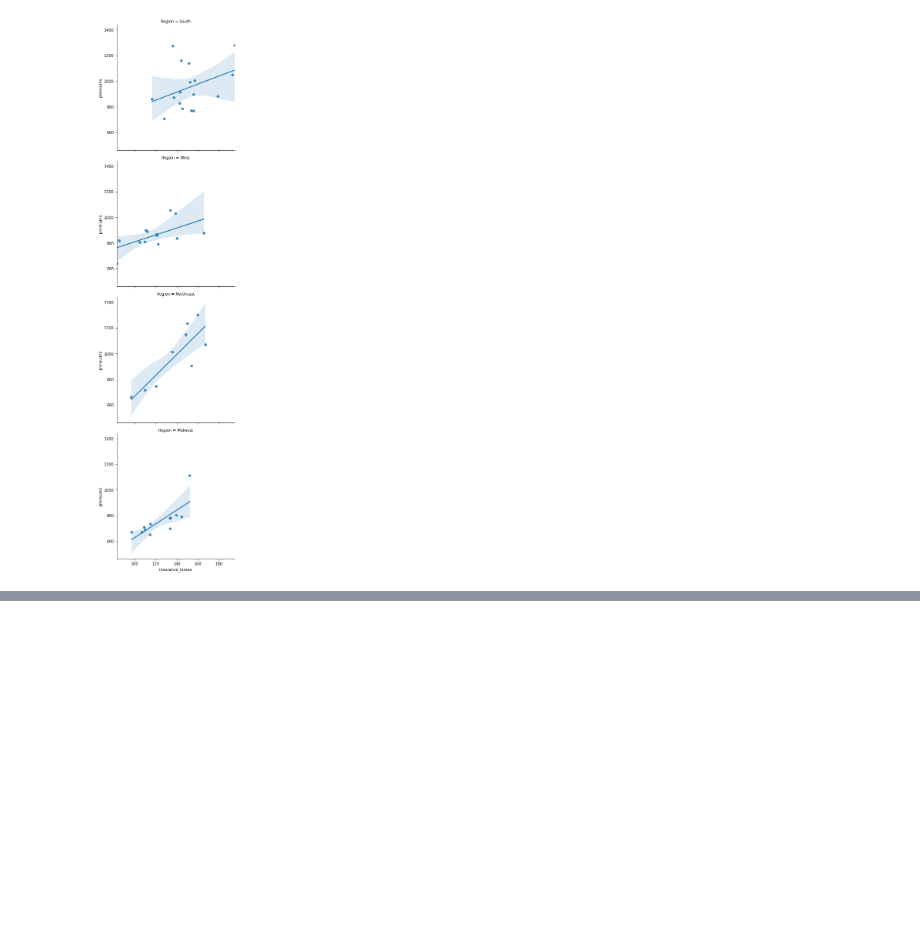
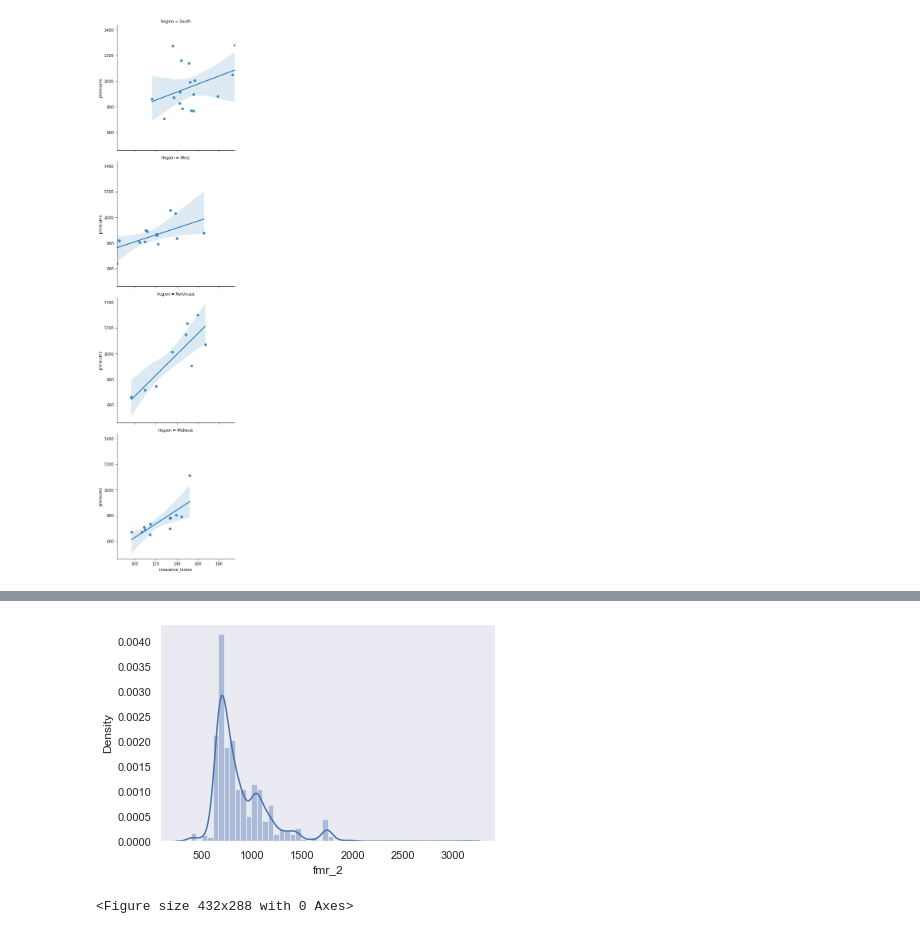
Before and after one commit to marcusandrev/DataCamp-Data-Scientist-with-Python-Career-Track, a Jupyter notebook: 12-Intermediate-Data-Visualization-with-Seaborn/InDVS-Chapter-1-2.ipynb, the cells around one changed output, grey strips where cells are left out. Cells and saved outputs as stored; diff of their text form; code cells hidden in the pictures; blank space fills up the shorter version.

```diff
--- a/12-Intermediate-Data-Visualization-with-Seaborn/InDVS-Chapter-1-2.ipynb
+++ b/12-Intermediate-Data-Visualization-with-Seaborn/InDVS-Chapter-1-2.ipynb
@@ -185,0 +249,8 @@ plt.show()
+# %%
+sns.distplot(df['fmr_2'])
+sns.set_style("whitegrid")
+plt.show()
+plt.clf()
+# %% [output]
+[figure, added]
+<Figure size 432x288 with 0 Axes>
```
Also changed, not shown: parts of 24 cells of this notebook, 2 other files.
